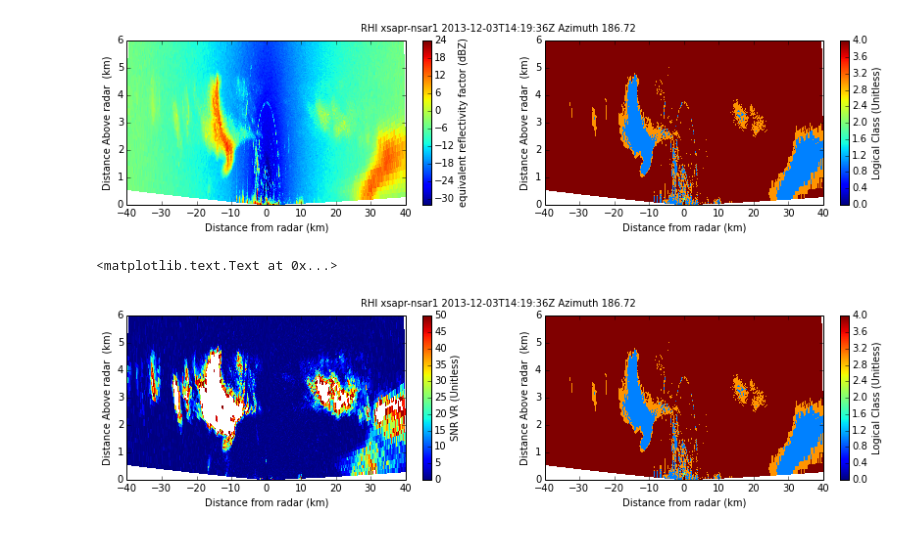
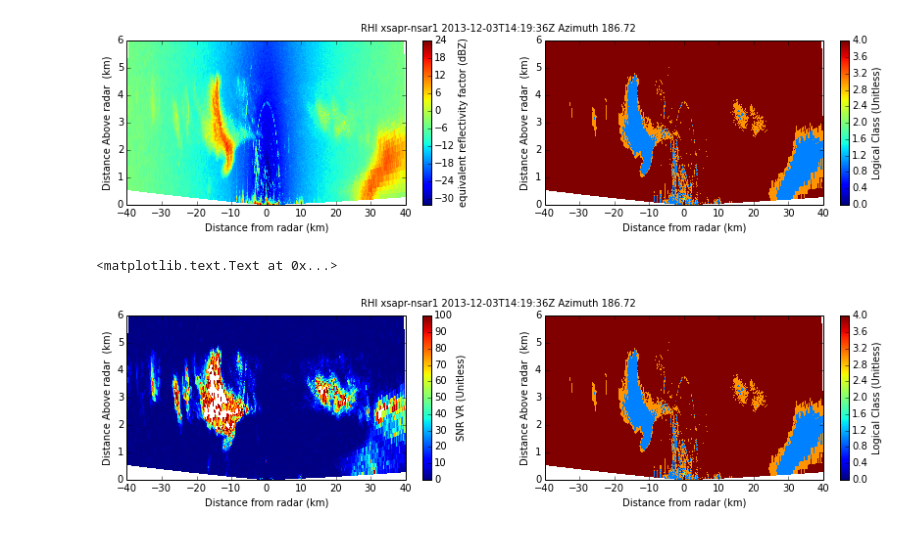
Before and after one commit to scollis/cmac_2.0, a Jupyter notebook: notebooks/X-SAPR new moment explore.ipynb, the cells around one changed output. Cells and saved outputs as stored; diff of their text form; code cells hidden in the pictures.

```diff
--- a/notebooks/X-SAPR new moment explore.ipynb
+++ b/notebooks/X-SAPR new moment explore.ipynb
@@ -138,30 +138,30 @@ radar.add_field('SNR_VR', field_dict)
 # %%
 #Lets plot some RHIs
 display = pyart.graph.RadarDisplay(radar)
 
 # fields to plot and ranges
 fields_to_plot = ['SNR_VR', 'logical_class']
-ranges = [(0, 50), (0, 4)]
+ranges = [(0, 100), (0, 4)]
 
 # plot the data
 nplots = len(fields_to_plot)
 plt.figure(figsize=[7 * nplots, 3])
 
 # plot each field
 for plot_num in xrange(nplots):
     field = fields_to_plot[plot_num]
     vmin, vmax = ranges[plot_num]
 
     plt.subplot(1, nplots, plot_num + 1)
     display.plot_rhi(field, 1, vmin=vmin, vmax=vmax, title_flag=False)
     display.set_limits(ylim=[0, 6])
 
 # set the figure title and show
 radar_name = display.radar_name
 time_text = ' ' + display.time_begin.isoformat() + 'Z '
 azimuth = radar.fixed_angle['data'][1]
 title = 'RHI ' + radar_name + time_text + 'Azimuth %.2f' % (azimuth)
 plt.suptitle(title)
 # %% [output]
 <matplotlib.text.Text at 0x...>
-[figure, old version]
+[figure, new version]
```
Also changed, not shown: parts of 1 cell of this notebook.
